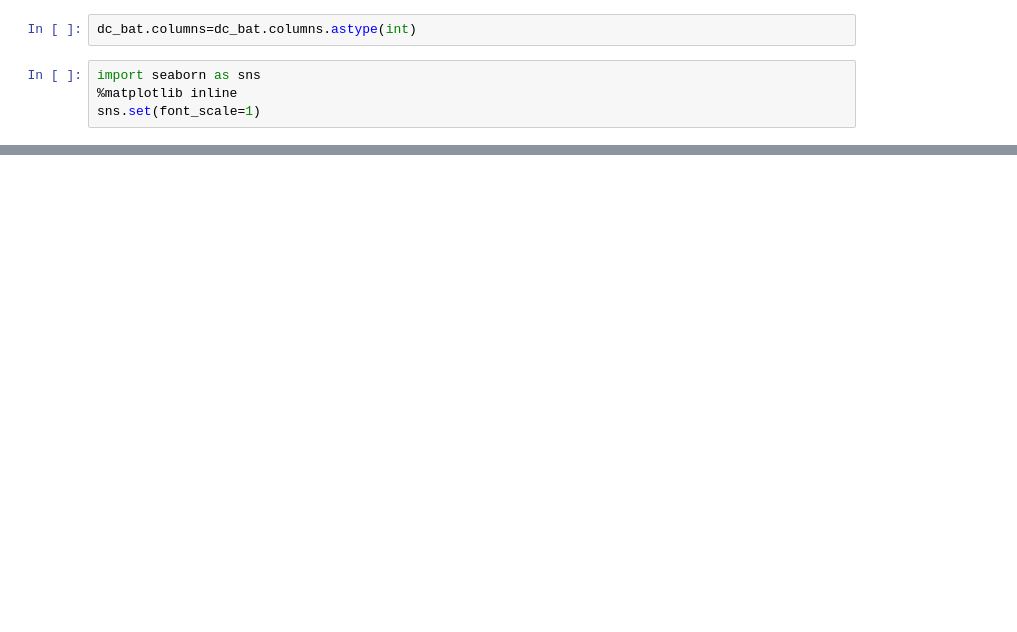
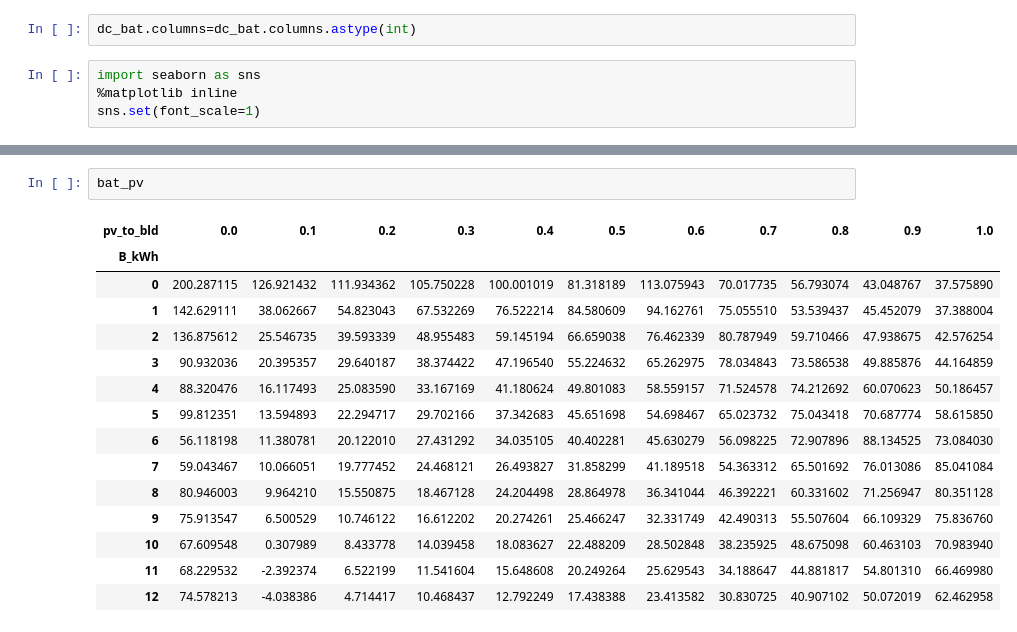
Before and after one commit to AarenLee07/Microgrid-Optimizer, a Jupyter notebook: paper_working/fig5-Sensitivity.ipynb, the cells around one changed output, grey strips where cells are left out. Saved outputs shown, nothing was run; the diff lists cells and outputs as text; blank space fills up the shorter version.

```diff
--- a/paper_working/fig5-Sensitivity.ipynb
+++ b/paper_working/fig5-Sensitivity.ipynb
@@ -115,0 +160,18 @@ Text(0.5, 0.0, 'Relative regret OPEX improvement')
+# %%
+bat_pv
+# %% [output]
+| pv_to_bld | 0.0 | 0.1 | 0.2 | 0.3 | 0.4 | 0.5 | 0.6 | 0.7 | 0.8 | 0.9 | 1.0 |
+| B_kWh |  |  |  |  |  |  |  |  |  |  |  |
+| 0 | 200.287115 | 126.921432 | 111.934362 | 105.750228 | 100.001019 | 81.318189 | 113.075943 | 70.017735 | 56.793074 | 43.048767 | 37.575890 |
+| 1 | 142.629111 | 38.062667 | 54.823043 | 67.532269 | 76.522214 | 84.580609 | 94.162761 | 75.055510 | 53.539437 | 45.452079 | 37.388004 |
+| 2 | 136.875612 | 25.546735 | 39.593339 | 48.955483 | 59.145194 | 66.659038 | 76.462339 | 80.787949 | 59.710466 | 47.938675 | 42.576254 |
+| 3 | 90.932036 | 20.395357 | 29.640187 | 38.374422 | 47.196540 | 55.224632 | 65.262975 | 78.034843 | 73.586538 | 49.885876 | 44.164859 |
+| 4 | 88.320476 | 16.117493 | 25.083590 | 33.167169 | 41.180624 | 49.801083 | 58.559157 | 71.524578 | 74.212692 | 60.070623 | 50.186457 |
+| 5 | 99.812351 | 13.594893 | 22.294717 | 29.702166 | 37.342683 | 45.651698 | 54.698467 | 65.023732 | 75.043418 | 70.687774 | 58.615850 |
+| 6 | 56.118198 | 11.380781 | 20.122010 | 27.431292 | 34.035105 | 40.402281 | 45.630279 | 56.098225 | 72.907896 | 88.134525 | 73.084030 |
+| 7 | 59.043467 | 10.066051 | 19.777452 | 24.468121 | 26.493827 | 31.858299 | 41.189518 | 54.363312 | 65.501692 | 76.013086 | 85.041084 |
+| 8 | 80.946003 | 9.964210 | 15.550875 | 18.467128 | 24.204498 | 28.864978 | 36.341044 | 46.392221 | 60.331602 | 71.256947 | 80.351128 |
+| 9 | 75.913547 | 6.500529 | 10.746122 | 16.612202 | 20.274261 | 25.466247 | 32.331749 | 42.490313 | 55.507604 | 66.109329 | 75.836760 |
+| 10 | 67.609548 | 0.307989 | 8.433778 | 14.039458 | 18.083627 | 22.488209 | 28.502848 | 38.235925 | 48.675098 | 60.463103 | 70.983940 |
+| 11 | 68.229532 | -2.392374 | 6.522199 | 11.541604 | 15.648608 | 20.249264 | 25.629543 | 34.188647 | 44.881817 | 54.801310 | 66.469980 |
+| 12 | 74.578213 | -4.038386 | 4.714417 | 10.468437 | 12.792249 | 17.438388 | 23.413582 | 30.830725 | 40.907102 | 50.072019 | 62.462958 |
```
Also changed, not shown: parts of 9 cells of this notebook, 44 other files.
